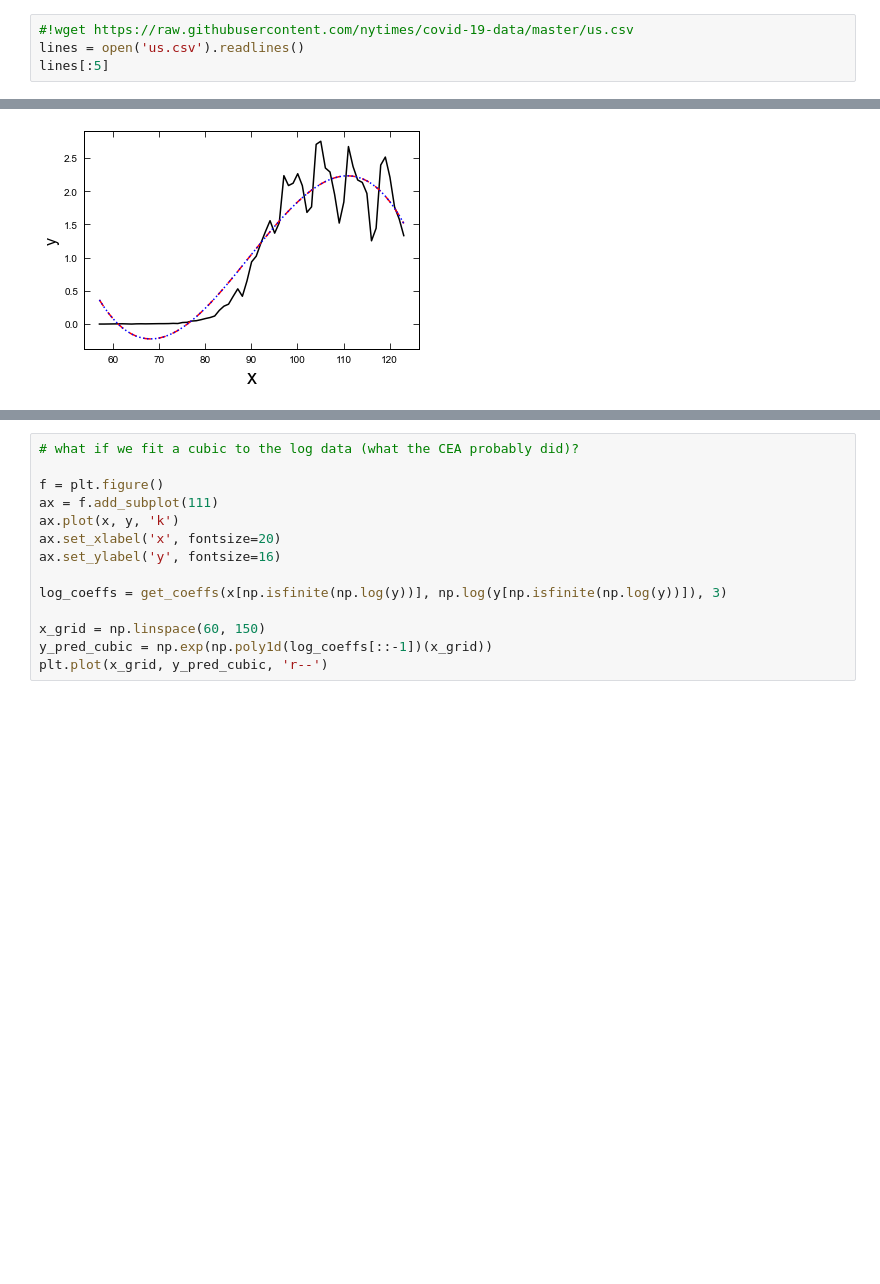
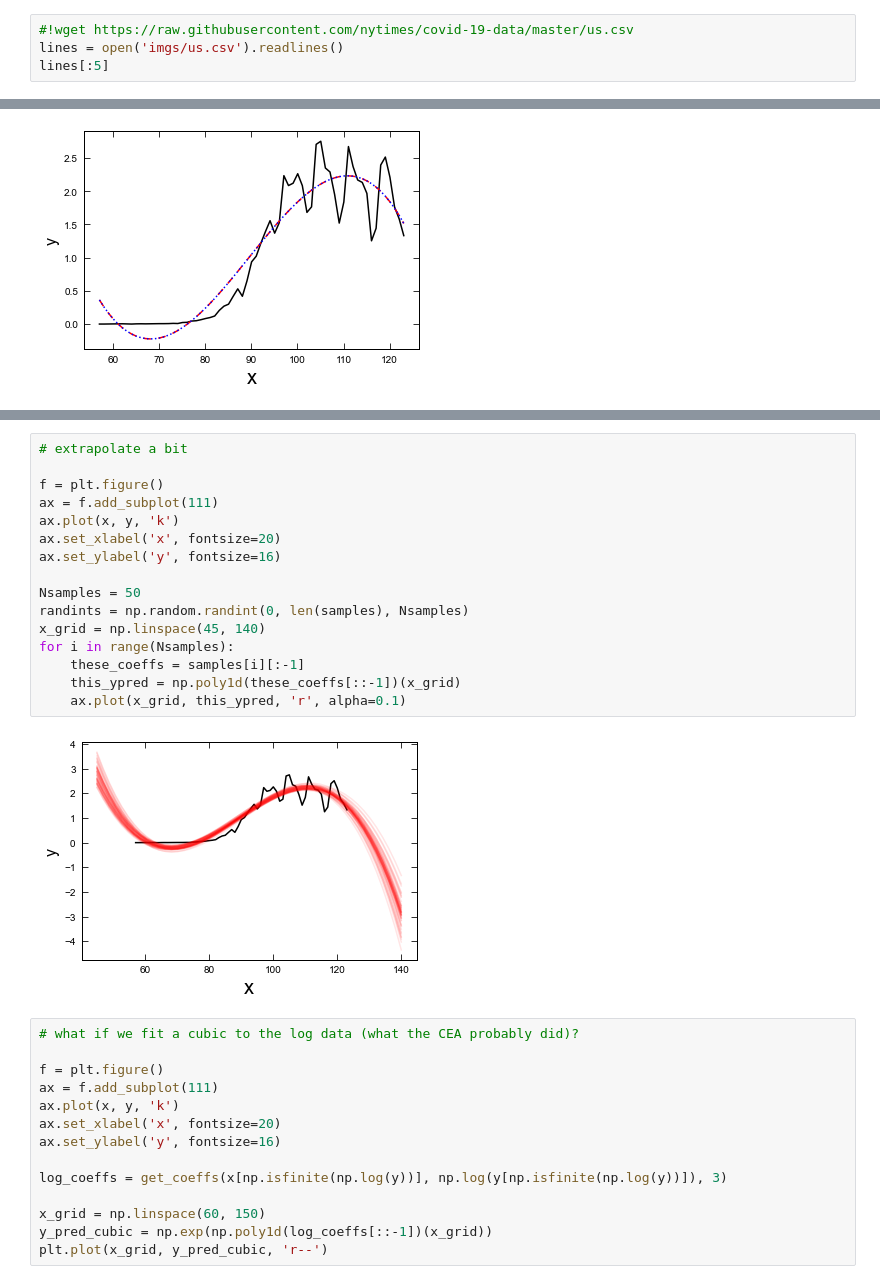
Before and after one commit to ucb-datalab/course_materials_2022, a Jupyter notebook: Lectures/Lecture6_model_fitting_stellar_spectra/parametric_fitting.ipynb, the cells around one changed output, grey strips where cells are left out. Saved outputs shown, nothing was run; the diff lists cells and outputs as text; blank space fills up the shorter version.

```diff
--- a/Lectures/Lecture6_model_fitting_stellar_spectra/parametric_fitting.ipynb
+++ b/Lectures/Lecture6_model_fitting_stellar_spectra/parametric_fitting.ipynb
@@ -29,7 +29,7 @@ Even more optimistic than that, however, is the “cubic model” prepared by Tr
 Today, we'll discuss (a) how to fit these kind of models, and (b) equally important, what the pitfalls of fitting them are. First, let's retrieve the raw data.
 # %%
 #!wget https://raw.githubusercontent.com/nytimes/covid-19-data/master/us.csv
-lines = open('us.csv').readlines()
+lines = open('imgs/us.csv').readlines()
 lines[:5]
 # %% [output]
 ['date,cases,deaths\n',
@@ -293,3 +355,21 @@ plt.plot(x, y_pred_cubic_minimize, 'b:')
+# %%
+# extrapolate a bit
+
+f = plt.figure()
+ax = f.add_subplot(111)
+ax.plot(x, y, 'k')
+ax.set_xlabel('x', fontsize=20)
+ax.set_ylabel('y', fontsize=16)
+
+Nsamples = 50
+randints = np.random.randint(0, len(samples), Nsamples)
+x_grid = np.linspace(45, 140)
+for i in range(Nsamples):
+    these_coeffs = samples[i][:-1]
+    this_ypred = np.poly1d(these_coeffs[::-1])(x_grid)
+    ax.plot(x_grid, this_ypred, 'r', alpha=0.1)
+# %% [output]
+[figure, added]
 # %%
 # what if we fit a cubic to the log data (what the CEA probably did)?
 
```
Also changed, not shown: parts of 7 cells of this notebook, 3 other files.
